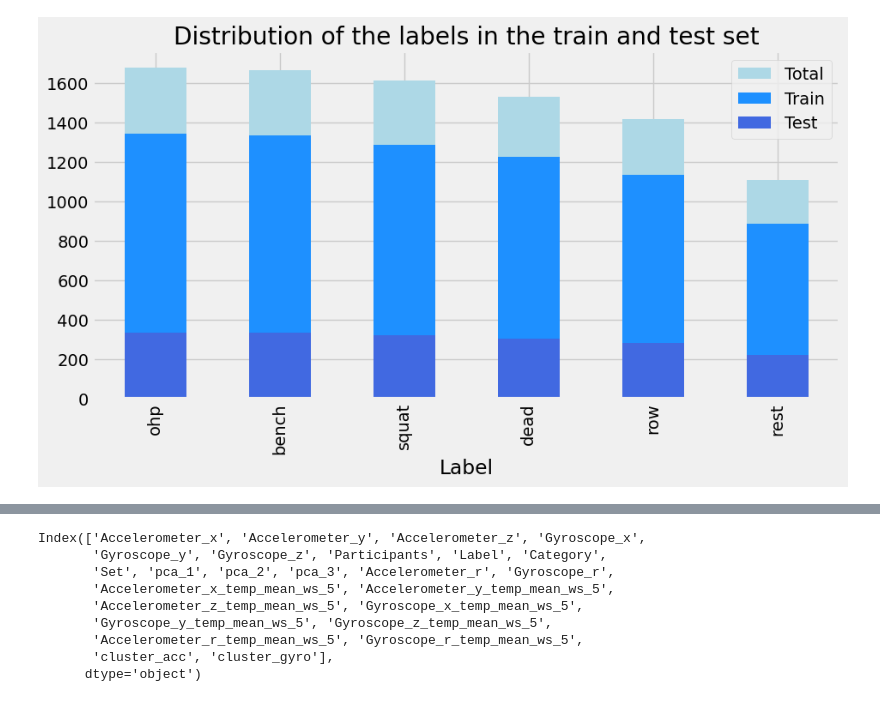
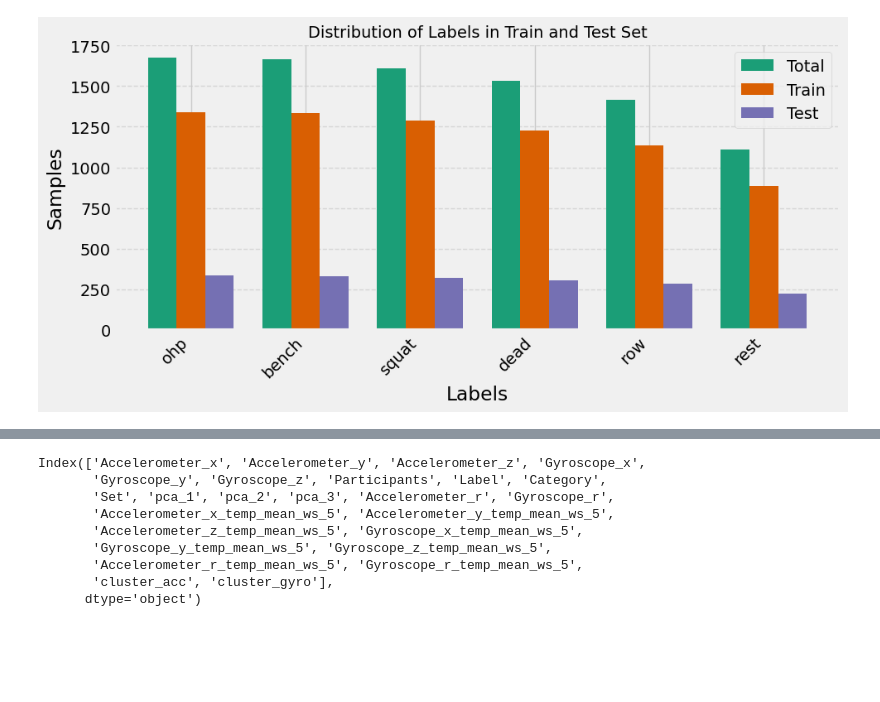
Before and after one commit to silvergjeka22/Fitness-Tracker, a Jupyter notebook: notebooks/modeling(4).ipynb, the cells around one changed output, grey strips where cells are left out. Saved outputs shown, nothing was run; the diff lists cells and outputs as text; code cells hidden in the pictures; blank space fills up the shorter version.

```diff
--- a/notebooks/modeling(4).ipynb
+++ b/notebooks/modeling(4).ipynb
@@ -27,16 +27,36 @@ X = df_train.drop("Label", axis=1)
 y = df_train["Label"]
 
 X_train, X_test, y_train, y_test = train_test_split(X, y, test_size=0.2, random_state=42, stratify=y)
-# %%
-# create a plot
-fig, ax = plt.subplots(figsize=(10, 5))
-df_train["Label"].value_counts().plot(
-    kind="bar", ax=ax, color = "lightgreen", label="Total"
-   )
-y_train.value_counts().plot(kind="bar", ax=ax, color = "dodgerblue", label="Train")
-y_test.value_counts().plot(kind="bar", ax=ax, color = "royalblue", label="Test")
-plt.legend()
-plt.title("Distribution of the labels in the train and test set")
-plt.show()
-# %% [output]
-[figure, removed]
+# %%
+# Define the label order
+labels = df_train["Label"].value_counts().index.tolist()
+
+# Get counts, ensuring all labels are present
+total_counts = df_train["Label"].value_counts().reindex(labels, fill_value=0)
+train_counts = y_train.value_counts().reindex(labels, fill_value=0)
+test_counts = y_test.value_counts().reindex(labels, fill_value=0)
+
+# Bar width and positions
+x = np.arange(len(labels))
+width = 0.25
+
+# Create the plot
+fig, ax = plt.subplots(figsize=(10, 5))
+
+# Plot bars with manual offsets
+ax.bar(x - width, total_counts, width=width, label='Total', color="#1b9e77")
+ax.bar(x, train_counts, width=width, label='Train', color="#d95f02")
+ax.bar(x + width, test_counts, width=width, label='Test', color="#7570b3")
+
+# Improve appearance
+ax.set_title("Distribution of Labels in Train and Test Set", fontsize=14)
+ax.set_xlabel("Labels")
+ax.set_ylabel("Samples")
+ax.set_xticks(x)
+ax.set_xticklabels(labels, rotation=45, ha="right")
+plt.legend()
+plt.grid(axis="y", linestyle="--", alpha=0.7)
+plt.tight_layout()
+plt.show()
+# %% [output]
+[figure, added]
```
Also changed, not shown: parts of 11 cells of this notebook, 1 other file.
